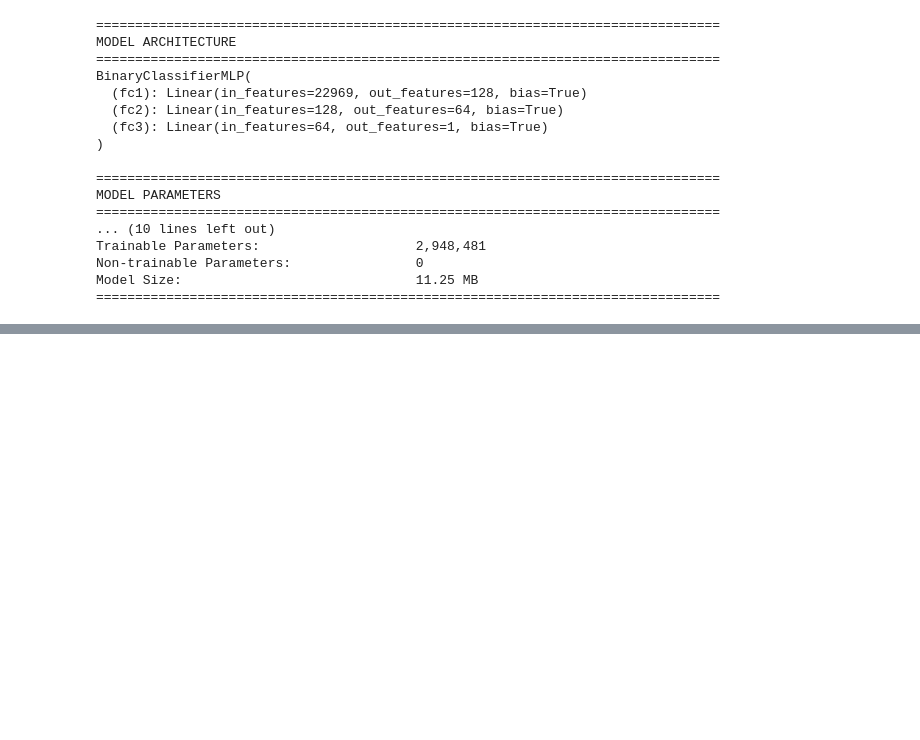
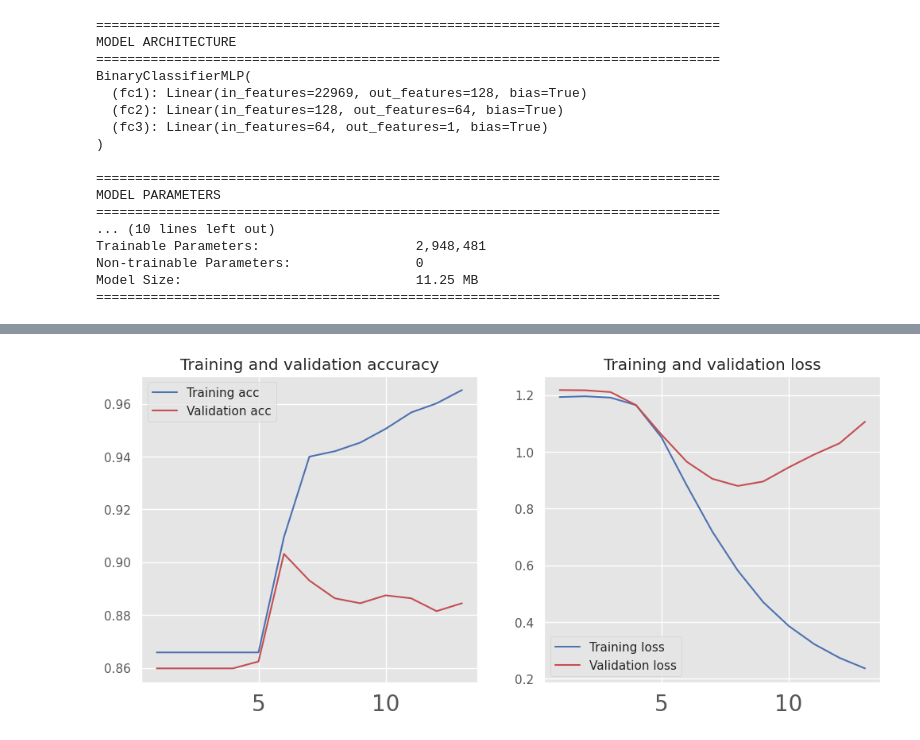
Before and after one commit to jeferal/nn_notebooks, a Jupyter notebook: final/intro_ml.ipynb, the cells around one changed output, grey strips where cells are left out. Drawn from its saved outputs; the diff is of its cells as text; code cells hidden in the pictures; blank space fills up the shorter version.

Commit message:
Added class weights

```diff
--- a/final/intro_ml.ipynb
+++ b/final/intro_ml.ipynb
@@ -1452,0 +1455,24 @@ F1 Macro: 0.7578
+# %%
+class BinaryClassifierMLPLogits(nn.Module):
+    """Igual que BinaryClassifierMLP pero sin sigmoid final.
+    BCEWithLogitsLoss aplica sigmoid internamente, aplicarlo dos veces daría resultados erróneos."""
+    def __init__(self, input_dim):
+        super(BinaryClassifierMLPLogits, self).__init__()
+        self.fc1 = nn.Linear(input_dim, 128)
+        self.fc2 = nn.Linear(128, 64)
+        self.fc3 = nn.Linear(64, 1)
+
+    def forward(self, x):
+        x = F.softmax(self.fc1(x), dim=1)
+        x = F.softmax(self.fc2(x), dim=1)
+        return self.fc3(x)
+
+# pos_weight = nº muestras negativas / nº muestras positivas
+n_neg = (Y_train == 0).sum()
+n_pos = (Y_train == 1).sum()
+pos_weight = torch.tensor([n_neg / n_pos], dtype=torch.float32).to(device)
+print(f"Clase 0 (No offensive): {n_neg} | Clase 1 (Offensive): {n_pos} | pos_weight: {pos_weight.item():.2f}")
+
+input_dim = train_text_tfidf_features.shape[1]
+model_weighted = BinaryClassifierMLPLogits(input_dim).to(device)
+print_model_info(model_weighted)
@@ -1452,0 +1497,13 @@ F1 Macro: 0.7578
+# %%
+criterion_weighted = nn.BCEWithLogitsLoss(pos_weight=pos_weight)
+history_weighted = train_pytorch_model(
+    model_weighted,
+    train_text_tfidf_features,
+    Y_train,
+    epochs=40, batch_size=32, validation_split=0.2,
+    optimizer=torch.optim.Adam(model_weighted.parameters(), lr=0.001),
+    criterion=criterion_weighted,
+    patience=5,
+    device=device)
+plot_history(history_weighted)
+# %% [output]
@@ -1452,0 +1528 @@ F1 Macro: 0.7578
+[figure, added]
```
Also changed, not shown: parts of 24 cells of this notebook.
